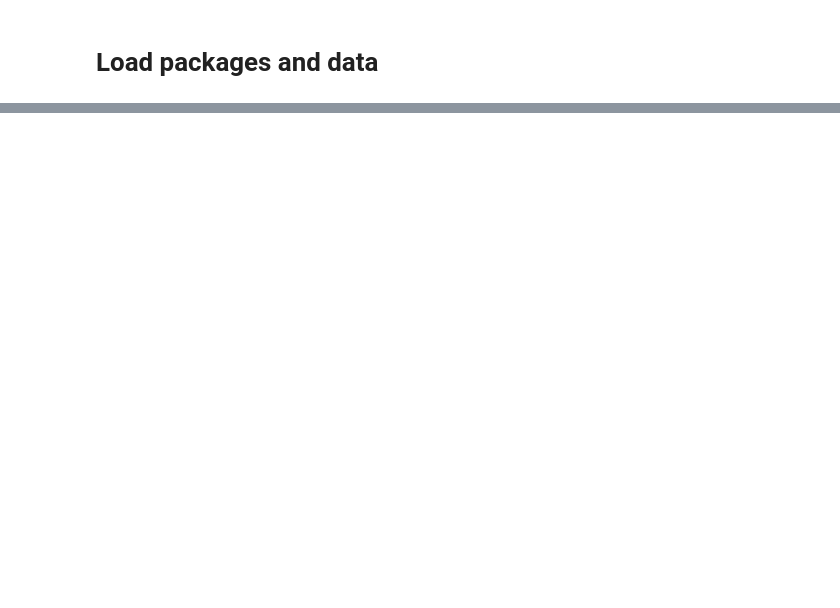
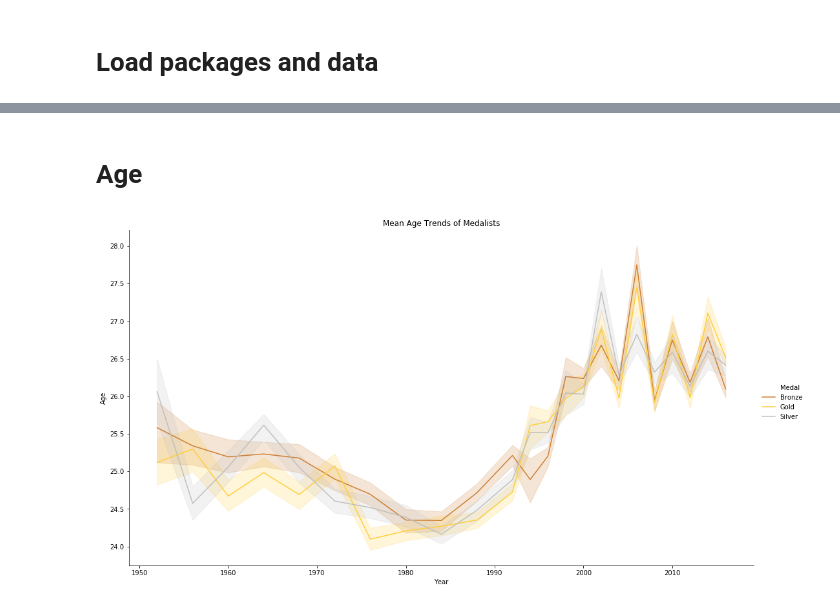
Before and after one commit to xericho/ECE143_Team23, a Jupyter notebook: Final_Project.ipynb, the cells around one changed output, grey strips where cells are left out. Saved outputs shown, nothing was run; the diff lists cells and outputs as text; code cells hidden in the pictures; blank space fills up the shorter version.

```diff
--- a/Final_Project.ipynb
+++ b/Final_Project.ipynb
@@ -127,0 +18,6 @@ Loading BokehJS ...
+# %% [markdown]
+# Age
+# %%
+ut.plot_age(df)
+# %% [output]
+[figure, added]
```
Also changed, not shown: parts of 35 cells of this notebook, 4 other files.
